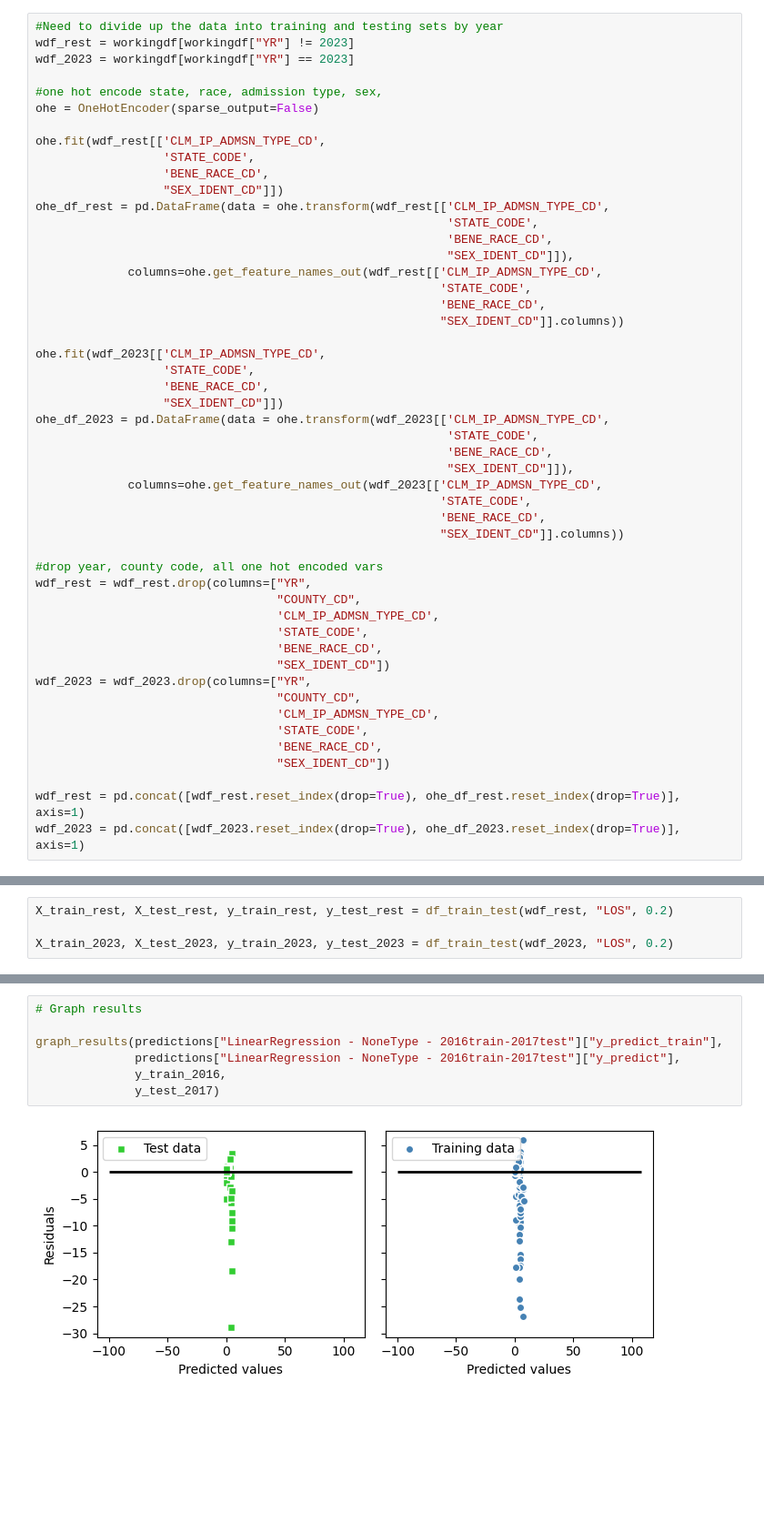
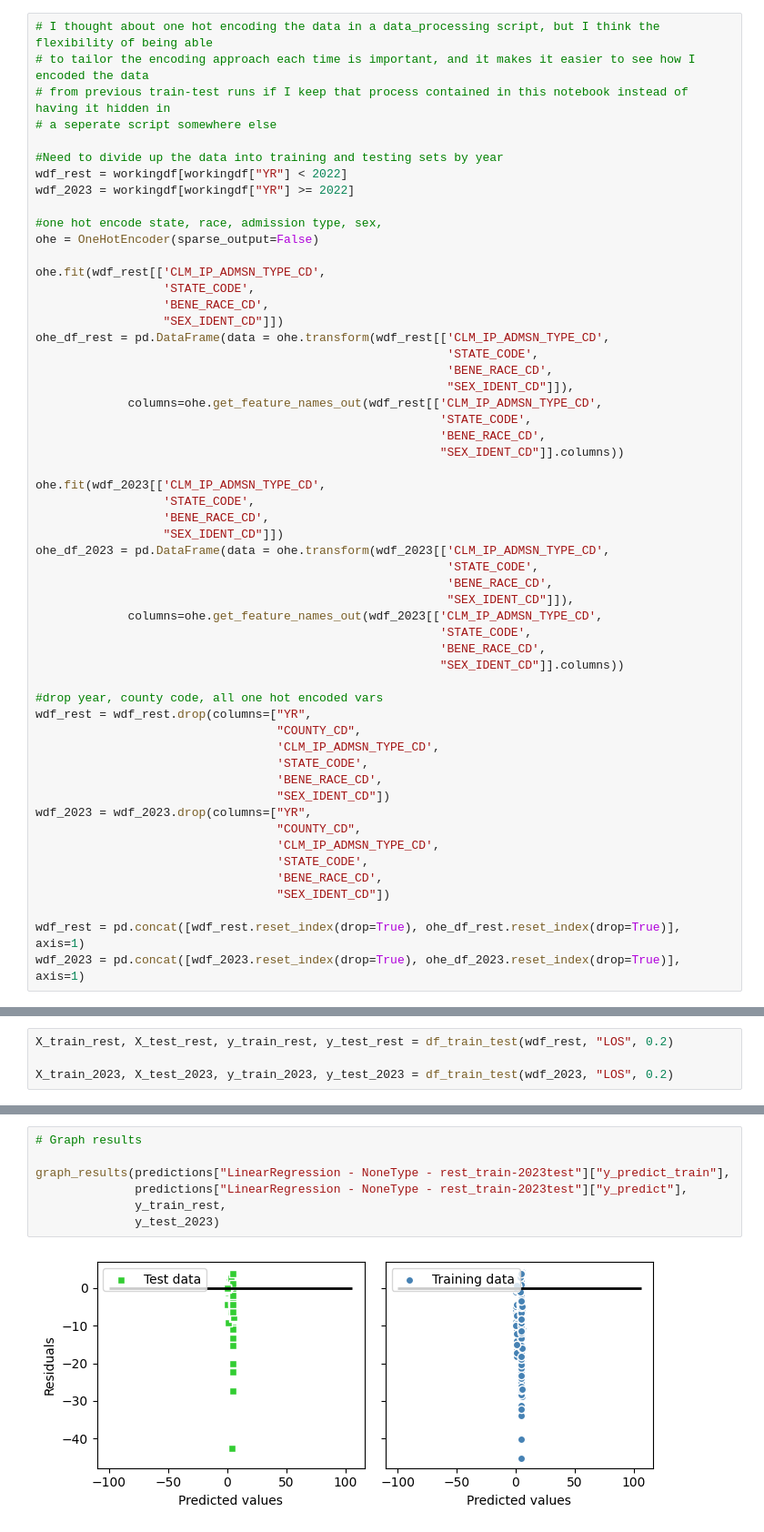
Before and after one commit to lwilsen/HealthCareAnalysis, a Jupyter notebook: luke_code/modelling/SLR_train_s2.ipynb, the cells around one changed output, grey strips where cells are left out. Shown at 91% size. Cells and saved outputs as stored; diff of their text form; blank space fills up the shorter version.

Commit message:
Updated docstrings for all, and got results for second training method

```diff
--- a/luke_code/modelling/SLR_train_s2.ipynb
+++ b/luke_code/modelling/SLR_train_s2.ipynb
@@ -93,7 +100,12 @@ array([2015, 2017, 2018, 2022, 2021, 2020, 2023, 2016, 2019])
 # %%
+# I thought about one hot encoding the data in a data_processing script, but I think the flexibility of being able
+# to tailor the encoding approach each time is important, and it makes it easier to see how I encoded the data
+# from previous train-test runs if I keep that process contained in this notebook instead of having it hidden in
+# a seperate script somewhere else
+
 #Need to divide up the data into training and testing sets by year
-wdf_rest = workingdf[workingdf["YR"] != 2023]
-wdf_2023 = workingdf[workingdf["YR"] == 2023]
+wdf_rest = workingdf[workingdf["YR"] < 2022]
+wdf_2023 = workingdf[workingdf["YR"] >= 2022]
 
 #one hot encode state, race, admission type, sex,
 ohe = OneHotEncoder(sparse_output=False)
@@ -229,9 +239,9 @@ reg_mod_metrics
 # %%
 # Graph results
 
-graph_results(predictions["LinearRegression - NoneType - 2016train-2017test"]["y_predict_train"],
-              predictions["LinearRegression - NoneType - 2016train-2017test"]["y_predict"],
-              y_train_2016,
-              y_test_2017)
+graph_results(predictions["LinearRegression - NoneType - rest_train-2023test"]["y_predict_train"],
+              predictions["LinearRegression - NoneType - rest_train-2023test"]["y_predict"],
+              y_train_rest,
+              y_test_2023)
 # %% [output]
-[figure, old version]
+[figure, new version]
```
Also changed, not shown: parts of 7 cells of this notebook, 2 other files.
